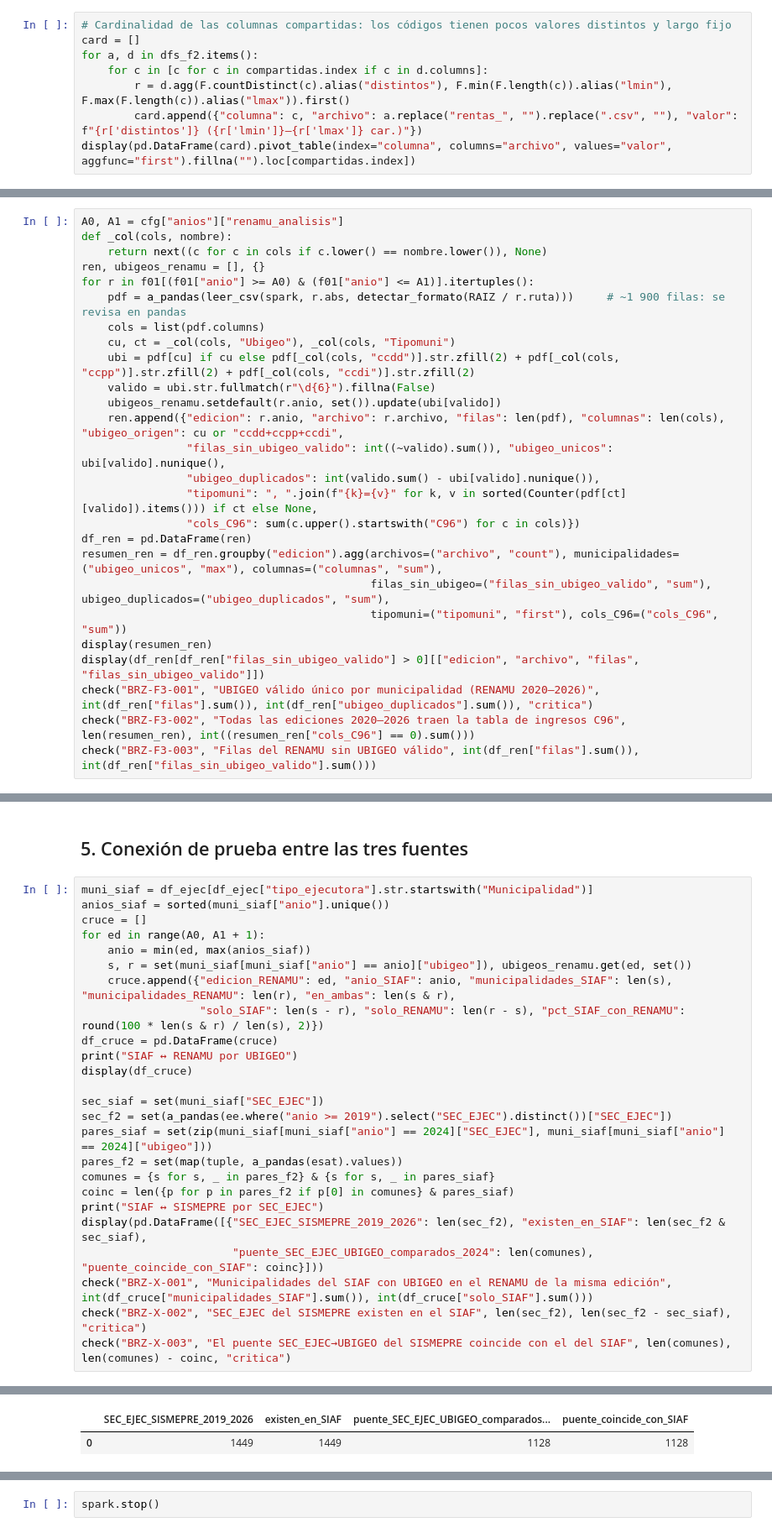
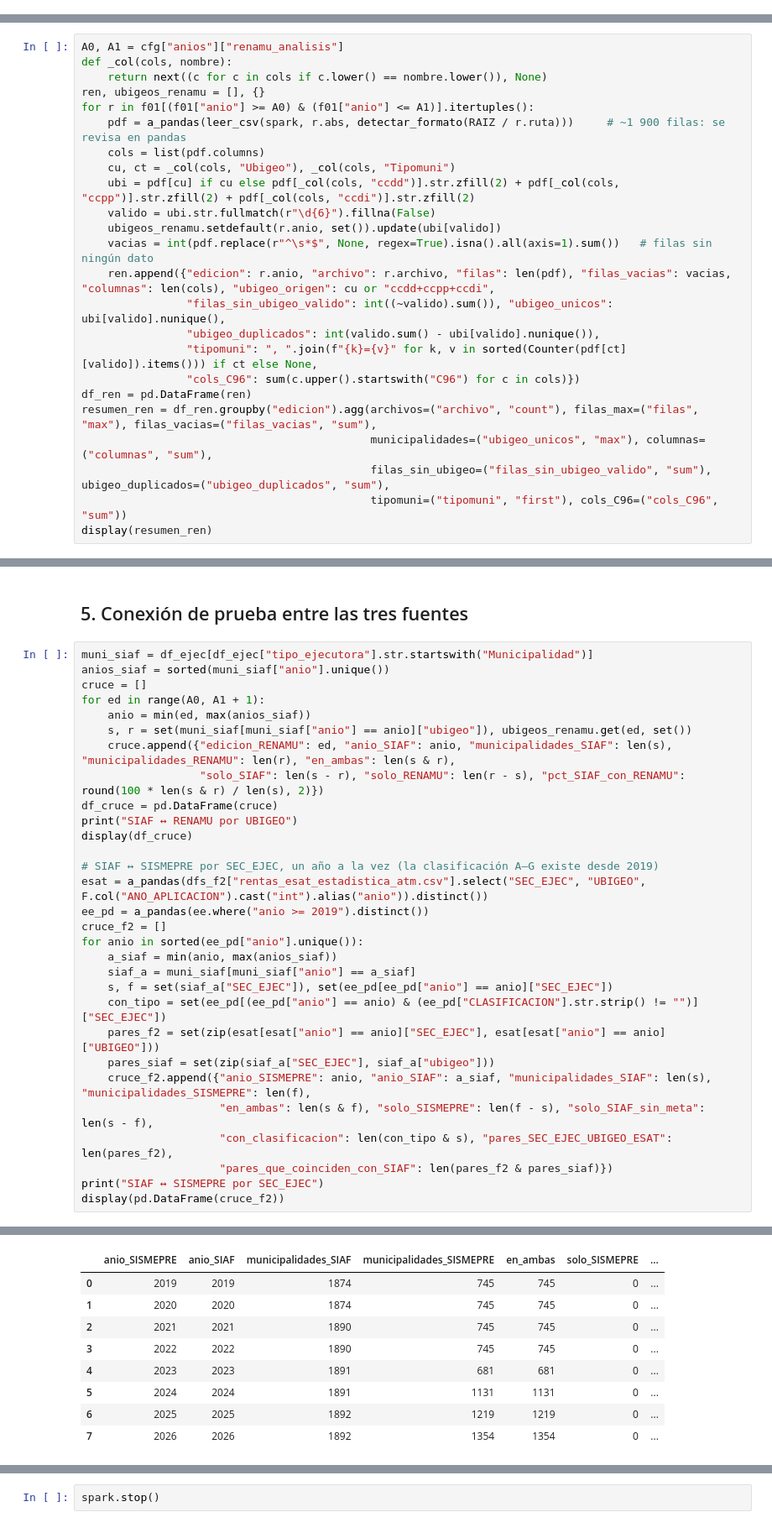
Before and after one commit to Rodriqg/Analisis-Presupuesto-Ejecucion-MEF, a Jupyter notebook: data/bronze/02_bronze_perfilado.ipynb, the cells around one changed output, grey strips where cells are left out. Shown at 84% size. Cells and saved outputs as stored; diff of their text form.

```diff
--- a/data/bronze/02_bronze_perfilado.ipynb
+++ b/data/bronze/02_bronze_perfilado.ipynb
@@ -409,8 +346,0 @@ Columnas totales: 80 · compartidas por 2 o más archivos: 11
-# %%
-# Cardinalidad de las columnas compartidas: los códigos tienen pocos valores distintos y largo fijo
-card = []
-for a, d in dfs_f2.items():
-    for c in [c for c in compartidas.index if c in d.columns]:
-        r = d.agg(F.countDistinct(c).alias("distintos"), F.min(F.length(c)).alias("lmin"), F.max(F.length(c)).alias("lmax")).first()
-        card.append({"columna": c, "archivo": a.replace("rentas_", "").replace(".csv", ""), "valor": f"{r['distintos']} ({r['lmin']}–{r['lmax']} car.)"})
-display(pd.DataFrame(card).pivot_table(index="columna", columns="archivo", values="valor", aggfunc="first").fillna("").loc[compartidas.index])
@@ -635,18 +570,16 @@ for r in f01[(f01["anio"] >= A0) & (f01["anio"] <= A1)].itertuples():
     ubi = pdf[cu] if cu else pdf[_col(cols, "ccdd")].str.zfill(2) + pdf[_col(cols, "ccpp")].str.zfill(2) + pdf[_col(cols, "ccdi")].str.zfill(2)
     valido = ubi.str.fullmatch(r"\d{6}").fillna(False)
     ubigeos_renamu.setdefault(r.anio, set()).update(ubi[valido])
-    ren.append({"edicion": r.anio, "archivo": r.archivo, "filas": len(pdf), "columnas": len(cols), "ubigeo_origen": cu or "ccdd+ccpp+ccdi",
+    vacias = int(pdf.replace(r"^\s*$", None, regex=True).isna().all(axis=1).sum())   # filas sin ningún dato
+    ren.append({"edicion": r.anio, "archivo": r.archivo, "filas": len(pdf), "filas_vacias": vacias, "columnas": len(cols), "ubigeo_origen": cu or "ccdd+ccpp+ccdi",
                 "filas_sin_ubigeo_valido": int((~valido).sum()), "ubigeo_unicos": ubi[valido].nunique(),
                 "ubigeo_duplicados": int(valido.sum() - ubi[valido].nunique()),
                 "tipomuni": ", ".join(f"{k}={v}" for k, v in sorted(Counter(pdf[ct][valido]).items())) if ct else None,
                 "cols_C96": sum(c.upper().startswith("C96") for c in cols)})
 df_ren = pd.DataFrame(ren)
-resumen_ren = df_ren.groupby("edicion").agg(archivos=("archivo", "count"), municipalidades=("ubigeo_unicos", "max"), columnas=("columnas", "sum"),
+resumen_ren = df_ren.groupby("edicion").agg(archivos=("archivo", "count"), filas_max=("filas", "max"), filas_vacias=("filas_vacias", "sum"),
+                                            municipalidades=("ubigeo_unicos", "max"), columnas=("columnas", "sum"),
                                             filas_sin_ubigeo=("filas_sin_ubigeo_valido", "sum"), ubigeo_duplicados=("ubigeo_duplicados", "sum"),
                                             tipomuni=("tipomuni", "first"), cols_C96=("cols_C96", "sum"))
 display(resumen_ren)
-display(df_ren[df_ren["filas_sin_ubigeo_valido"] > 0][["edicion", "archivo", "filas", "filas_sin_ubigeo_valido"]])
-check("BRZ-F3-001", "UBIGEO válido único por municipalidad (RENAMU 2020–2026)", int(df_ren["filas"].sum()), int(df_ren["ubigeo_duplicados"].sum()), "critica")
-check("BRZ-F3-002", "Todas las ediciones 2020–2026 traen la tabla de ingresos C96", len(resumen_ren), int((resumen_ren["cols_C96"] == 0).sum()))
-check("BRZ-F3-003", "Filas del RENAMU sin UBIGEO válido", int(df_ren["filas"].sum()), int(df_ren["filas_sin_ubigeo_valido"].sum()))
 # %% [output]
@@ -668,38 +599,50 @@ check("BRZ-F3-003", "Filas del RENAMU sin UBIGEO válido", int(df_ren["filas"].s
 # %%
 muni_siaf = df_ejec[df_ejec["tipo_ejecutora"].str.startswith("Municipalidad")]
 anios_siaf = sorted(muni_siaf["anio"].unique())
 cruce = []
 for ed in range(A0, A1 + 1):
     anio = min(ed, max(anios_siaf))
     s, r = set(muni_siaf[muni_siaf["anio"] == anio]["ubigeo"]), ubigeos_renamu.get(ed, set())
     cruce.append({"edicion_RENAMU": ed, "anio_SIAF": anio, "municipalidades_SIAF": len(s), "municipalidades_RENAMU": len(r), "en_ambas": len(s & r),
                   "solo_SIAF": len(s - r), "solo_RENAMU": len(r - s), "pct_SIAF_con_RENAMU": round(100 * len(s & r) / len(s), 2)})
 df_cruce = pd.DataFrame(cruce)
 print("SIAF ↔ RENAMU por UBIGEO")
 display(df_cruce)
 
-sec_siaf = set(muni_siaf["SEC_EJEC"])
-sec_f2 = set(a_pandas(ee.where("anio >= 2019").select("SEC_EJEC").distinct())["SEC_EJEC"])
-pares_siaf = set(zip(muni_siaf[muni_siaf["anio"] == 2024]["SEC_EJEC"], muni_siaf[muni_siaf["anio"] == 2024]["ubigeo"]))
-pares_f2 = set(map(tuple, a_pandas(esat).values))
-comunes = {s for s, _ in pares_f2} & {s for s, _ in pares_siaf}
-coinc = len({p for p in pares_f2 if p[0] in comunes} & pares_siaf)
+# SIAF ↔ SISMEPRE por SEC_EJEC, un año a la vez (la clasificación A–G existe desde 2019)
+esat = a_pandas(dfs_f2["rentas_esat_estadistica_atm.csv"].select("SEC_EJEC", "UBIGEO", F.col("ANO_APLICACION").cast("int").alias("anio")).distinct())
+ee_pd = a_pandas(ee.where("anio >= 2019").distinct())
+cruce_f2 = []
+for anio in sorted(ee_pd["anio"].unique()):
+    a_siaf = min(anio, max(anios_siaf))
+    siaf_a = muni_siaf[muni_siaf["anio"] == a_siaf]
+    s, f = set(siaf_a["SEC_EJEC"]), set(ee_pd[ee_pd["anio"] == anio]["SEC_EJEC"])
+    con_tipo = set(ee_pd[(ee_pd["anio"] == anio) & (ee_pd["CLASIFICACION"].str.strip() != "")]["SEC_EJEC"])
+    pares_f2 = set(zip(esat[esat["anio"] == anio]["SEC_EJEC"], esat[esat["anio"] == anio]["UBIGEO"]))
+    pares_siaf = set(zip(siaf_a["SEC_EJEC"], siaf_a["ubigeo"]))
+    cruce_f2.append({"anio_SISMEPRE": anio, "anio_SIAF": a_siaf, "municipalidades_SIAF": len(s), "municipalidades_SISMEPRE": len(f),
+                     "en_ambas": len(s & f), "solo_SISMEPRE": len(f - s), "solo_SIAF_sin_meta": len(s - f),
+                     "con_clasificacion": len(con_tipo & s), "pares_SEC_EJEC_UBIGEO_ESAT": len(pares_f2),
+                     "pares_que_coinciden_con_SIAF": len(pares_f2 & pares_siaf)})
 print("SIAF ↔ SISMEPRE por SEC_EJEC")
-display(pd.DataFrame([{"SEC_EJEC_SISMEPRE_2019_2026": len(sec_f2), "existen_en_SIAF": len(sec_f2 & sec_siaf),
-                       "puente_SEC_EJEC_UBIGEO_comparados_2024": len(comunes), "puente_coincide_con_SIAF": coinc}]))
-check("BRZ-X-001", "Municipalidades del SIAF con UBIGEO en el RENAMU de la misma edición", int(df_cruce["municipalidades_SIAF"].sum()), int(df_cruce["solo_SIAF"].sum()))
-check("BRZ-X-002", "SEC_EJEC del SISMEPRE existen en el SIAF", len(sec_f2), len(sec_f2 - sec_siaf), "critica")
-check("BRZ-X-003", "El puente SEC_EJEC→UBIGEO del SISMEPRE coincide con el del SIAF", len(comunes), len(comunes) - coinc, "critica")
+display(pd.DataFrame(cruce_f2))
 # %% [output]
 SIAF ↔ RENAMU por UBIGEO
 |  | edicion_RENAMU | anio_SIAF | municipalidades_SIAF | municipalidades_RENAMU | en_ambas | solo_SIAF | ... |
 | 0 | 2020 | 2020 | 1874 | 1874 | 1874 | 0 | ... |
 | 1 | 2021 | 2021 | 1890 | 1874 | 1874 | 16 | ... |
 | 2 | 2022 | 2022 | 1890 | 1874 | 1874 | 16 | ... |
 | 3 | 2023 | 2023 | 1891 | 1891 | 1891 | 0 | ... |
 | 4 | 2024 | 2024 | 1891 | 1891 | 1891 | 0 | ... |
 | 5 | 2025 | 2025 | 1892 | 1891 | 1891 | 1 | ... |
 | 6 | 2026 | 2026 | 1892 | 1892 | 1892 | 0 | ... |
 SIAF ↔ SISMEPRE por SEC_EJEC
-|  | SEC_EJEC_SISMEPRE_2019_2026 | existen_en_SIAF | puente_SEC_EJEC_UBIGEO_comparados... | puente_coincide_con_SIAF |
-| 0 | 1449 | 1449 | 1128 | 1128 |
+|  | anio_SISMEPRE | anio_SIAF | municipalidades_SIAF | municipalidades_SISMEPRE | en_ambas | solo_SISMEPRE | ... |
+| 0 | 2019 | 2019 | 1874 | 745 | 745 | 0 | ... |
+| 1 | 2020 | 2020 | 1874 | 745 | 745 | 0 | ... |
+| 2 | 2021 | 2021 | 1890 | 745 | 745 | 0 | ... |
+| 3 | 2022 | 2022 | 1890 | 745 | 745 | 0 | ... |
+| 4 | 2023 | 2023 | 1891 | 681 | 681 | 0 | ... |
+| 5 | 2024 | 2024 | 1891 | 1131 | 1131 | 0 | ... |
+| 6 | 2025 | 2025 | 1892 | 1219 | 1219 | 0 | ... |
+| 7 | 2026 | 2026 | 1892 | 1354 | 1354 | 0 | ... |
```
Also changed, not shown: parts of 38 cells of this notebook, 25 other files.
